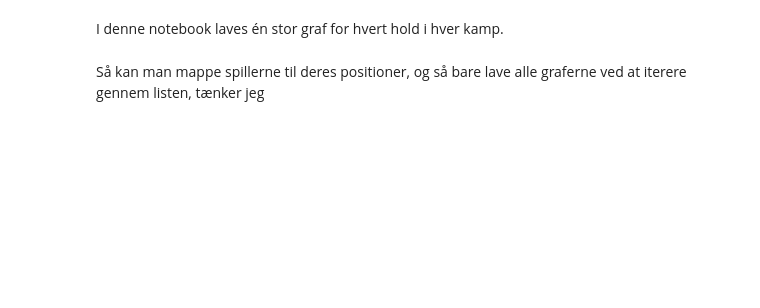
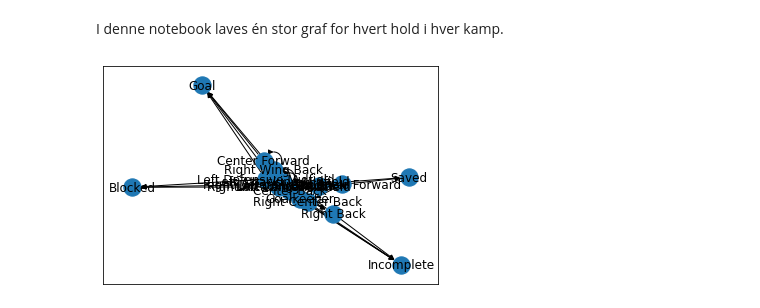
Before and after one commit to Morten-Tejlmand/5-semester, a Jupyter notebook: Fodbold/Passing/match graphs.ipynb, the cells around one changed output. Cells and saved outputs as stored; diff of their text form; code cells hidden in the pictures; blank space fills up the shorter version.

Commit message:
færdige grafer for hele kampe

```diff
--- a/Fodbold/Passing/match graphs.ipynb
+++ b/Fodbold/Passing/match graphs.ipynb
@@ -23,18 +25,54 @@ for id in events.match_id.unique():
     #include only passes and shots
     match_subset = match_subset.loc[(match_subset['type'] == 'Shot') | (match_subset['type'] =='Pass')]
 
+    match_subset['pass_recipient_position'] = None
+
+    match_subset.loc[match_subset['pass_recipient_id'].notna(),'pass_recipient_position'] = match_subset['position'].shift(-1)
 
     #de næste to linjer kan eventuelt kommenteres ud, og så kan vi bare fjerne na i stedet, hvis vi ikke vil have de ekstra nodes, jeg foreslår :D
 
     #if a pass does not have a recipient fill the field with the outcome. This allows us to create "out" or "incomplete" nodes if we wish
-    match_subset.loc[match_subset['type'] =='Pass', 'pass_recipient_id'] = match_subset.apply(lambda x: np.where(pd.isna(x['pass_recipient_id']), x['pass_outcome'], x['pass_recipient_id']), axis=1)
+    match_subset.loc[match_subset['type'] =='Pass', 'pass_recipient_position'] = match_subset.apply(lambda x: np.where(pd.isna(x['pass_recipient_position']), x['pass_outcome'], x['pass_recipient_position']), axis=1)
 
     #add shot as a pass recipient as well
-    match_subset.loc[match_subset['type'] =='Shot', 'pass_recipient_id'] = match_subset.apply(lambda x: np.where(pd.isna(x['pass_recipient_id']), x['shot_outcome'], x['pass_recipient_id']), axis=1)
+    match_subset.loc[match_subset['type'] =='Shot', 'pass_recipient_position'] = match_subset.apply(lambda x: np.where(pd.isna(x['pass_recipient_position']), x['shot_outcome'], x['pass_recipient_position']), axis=1)
+
 
     #sort the values like when we did the passing sequences
     match_subset = match_subset.sort_values(['period','timestamp'], ascending=[True, True])
 
     df_lst.append(match_subset)
-# %% [markdown]
-Så kan man mappe spillerne til deres positioner, og så bare lave alle graferne ved at iterere gennem listen, tænker jeg
+# %%
+#dictionary for the graphs
+match_graph_dict = {}
+
+#iterate through the dfs
+for match in df_lst:
+    match_id = match['match_id'].iloc[0]
+    graph = nx.DiGraph()
+    edges = []
+
+    #iterate through the passings of the match
+    for node in pd.concat([match['position'], match['pass_recipient_position']], axis=0):
+        if str(node) not in list(graph.nodes):
+            #add the node to the graph
+            graph.add_node(str(node))
+
+    for passing in match[['position', 'pass_recipient_position']].itertuples():
+        edge = (str(passing.position), str(passing.pass_recipient_position))
+        edges.append(edge)
+
+    #count the frequencies
+    edges_counter = Counter(edges)
+
+    edge_and_count = [(edge[0], edge[1], edges_counter[edge]) for edge in edges]
+
+    #add weighted edges to graph
+    graph.add_weighted_edges_from(edge_and_count)
+
+    #add finished graph to dictionary
+    match_graph_dict[match_id] = graph
+# %%
+nx.draw_networkx(match_graph_dict[3895333])
+# %% [output]
+[figure, added]
```
Also changed, not shown: parts of 1 cell of this notebook.
